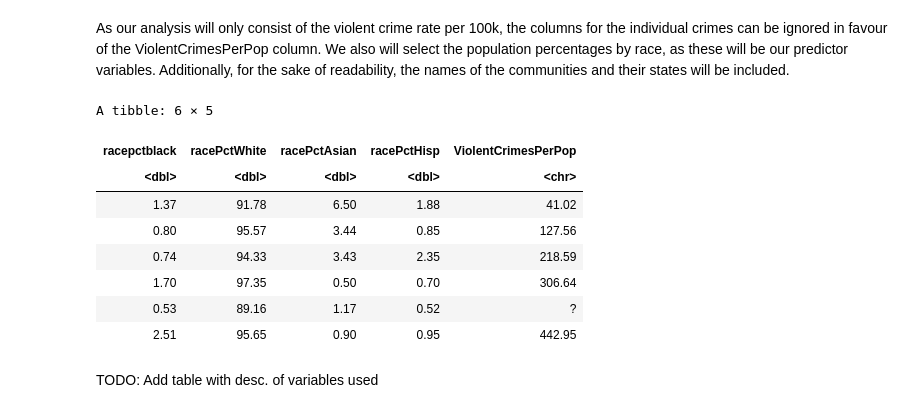
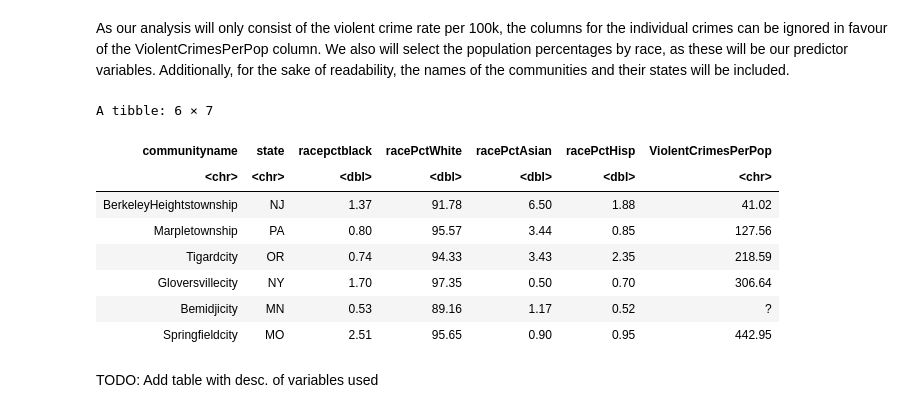
Before and after one commit to JeffreyJPZ/DSCI-100-Group_55-Project, a Jupyter notebook: Group_55-Project.ipynb, the cells around one changed output. Saved outputs shown, nothing was run; the diff lists cells and outputs as text; code cells hidden in the pictures.

```diff
--- a/Group_55-Project.ipynb
+++ b/Group_55-Project.ipynb
@@ -156,18 +156,18 @@ A tibble: 6 × 147
 As our analysis will only consist of the violent crime rate per 100k, the columns for the individual crimes can be ignored in favour of the ViolentCrimesPerPop column. We also will select the population percentages by race, as these will be our predictor variables. Additionally, for the sake of readability, the names of the communities and their states will be included.
 # %%
 crime_selected <- crime |>
-                    select(racepctblack:racePctHisp, ViolentCrimesPerPop)
+                    select(communityname, state, racepctblack:racePctHisp, ViolentCrimesPerPop)
 head(crime_selected)
 # %% [output]
-A tibble: 6 × 5
+A tibble: 6 × 7
-| racepctblack | racePctWhite | racePctAsian | racePctHisp | ViolentCrimesPerPop |
-| <dbl> | <dbl> | <dbl> | <dbl> | <chr> |
-| 1.37 | 91.78 | 6.50 | 1.88 | 41.02 |
-| 0.80 | 95.57 | 3.44 | 0.85 | 127.56 |
-| 0.74 | 94.33 | 3.43 | 2.35 | 218.59 |
-| 1.70 | 97.35 | 0.50 | 0.70 | 306.64 |
-| 0.53 | 89.16 | 1.17 | 0.52 | ? |
-| 2.51 | 95.65 | 0.90 | 0.95 | 442.95 |
+| communityname | state | racepctblack | racePctWhite | racePctAsian | racePctHisp | ViolentCrimesPerPop |
+| <chr> | <chr> | <dbl> | <dbl> | <dbl> | <dbl> | <chr> |
+| BerkeleyHeightstownship | NJ | 1.37 | 91.78 | 6.50 | 1.88 | 41.02 |
+| Marpletownship | PA | 0.80 | 95.57 | 3.44 | 0.85 | 127.56 |
+| Tigardcity | OR | 0.74 | 94.33 | 3.43 | 2.35 | 218.59 |
+| Gloversvillecity | NY | 1.70 | 97.35 | 0.50 | 0.70 | 306.64 |
+| Bemidjicity | MN | 0.53 | 89.16 | 1.17 | 0.52 | ? |
+| Springfieldcity | MO | 2.51 | 95.65 | 0.90 | 0.95 | 442.95 |
 # %% [markdown]
 TODO: Add table with desc. of variables used
 # %% [markdown]
```
Also changed, not shown: parts of 16 cells of this notebook.
